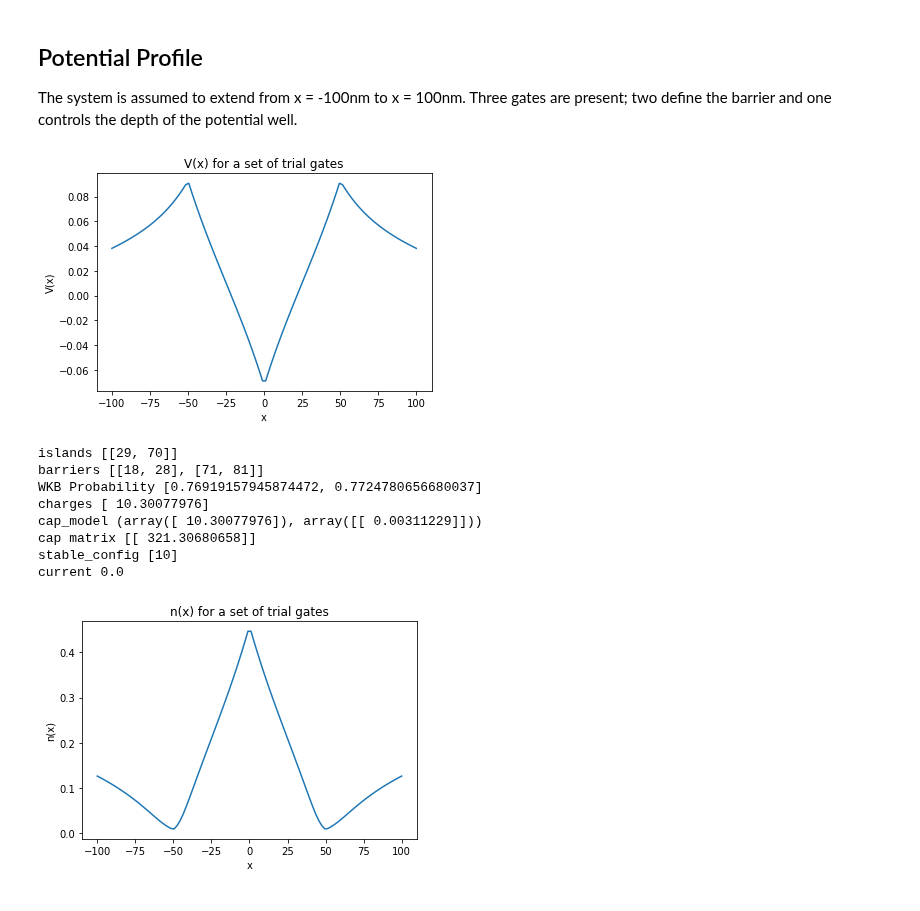
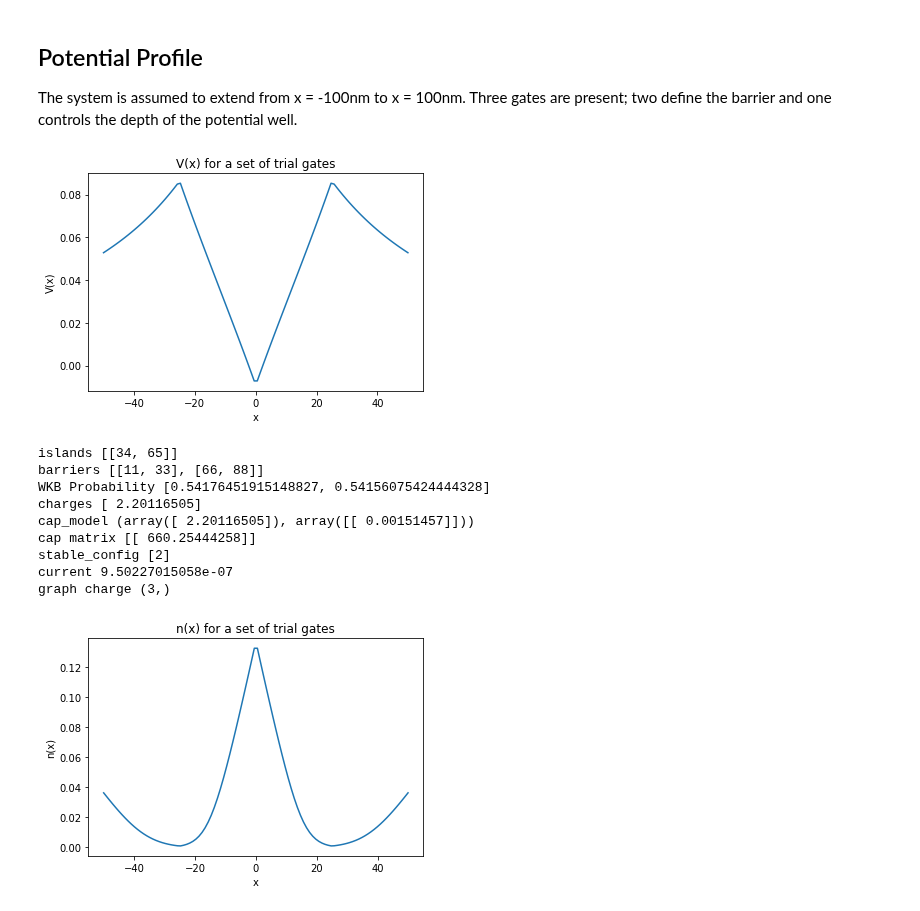
Before and after one commit to Quantumgame/quantum-ml, a Jupyter notebook: ThomasFermi Capacitance Model/Single Dot Transport.ipynb, the cells around one changed output. Cells and saved outputs as stored; diff of their text form; code cells hidden in the pictures.

```diff
--- a/ThomasFermi Capacitance Model/Single Dot Transport.ipynb
+++ b/ThomasFermi Capacitance Model/Single Dot Transport.ipynb
@@ -33,12 +33,12 @@ def calc_V_gate(x,param):
     return (peak/np.log(h/rho))*np.log(np.sqrt(dx**2 + h**2)/rho)*np.exp(-dx/screen)
 
 N_grid = 100
-x = np.linspace(-100,100,N_grid)
+x = np.linspace(-50,50,N_grid,endpoint=True)
 
 # trial potential profile
-param1 = [150e-3,-50,50,5,50]
+param1 = [150e-3,-25,50,5,50]
 param2 = [-200e-3,0,50,5,50]
-param3 = [150e-3,50,50,5,50]
+param3 = [150e-3,25,50,5,50]
 trial_gates = [param1,param2,param3]
 
 V = np.sum([calc_V_gate(x,p) for p in trial_gates],axis=0)
@@ -48,7 +48,7 @@ plt.xlabel('x')
 plt.ylabel('V(x)')
 plt.title("V(x) for a set of trial gates");
 # %% [output]
-[figure, old version]
+[figure, new version]
 # %%
 class ThomasFermi():
     '''
@@ -366,54 +375,64 @@ class ThomasFermi():
 
         return I
 # %%
+param1 = [150e-3,-25,50,5,50]
+param2 = [-155e-3,0,50,5,50]
+param3 = [150e-3,25,50,5,50]
+trial_gates = [param1,param2,param3]
+
+V = np.sum([calc_V_gate(x,p) for p in trial_gates],axis=0)
+
 physics = {'x' : x,
            'V' : V,
-           'K_0' : 0e-2,
+           'K_0' : 1e-3,
            'sigma' : 5.0,
            'mu' : 0.08,
            'D' : 2,
            'g_0' : 3e-2,
-           'c_k' : 1e-3,
+           'c_k' : 1e-4,
            'beta' : 100,
-           'kT' : 1e-4,
+           'kT' : 1e-2,
            'WKB_coeff' : 0.1,
            'barrier_tunnel_rate' : 10.0,
-           'bias' : 1e-6,
+           'bias' : 1e-4,
            'ShortCircuitCurrent' : 1.0
            }
 
 tf = ThomasFermi(physics)
 n = tf.calc_n()
 islands = tf.calc_islands()
 barriers = tf.calc_barriers()
 p_WKB = tf.calc_WKB_prob()
 charges = tf.calc_charges()
 cap_model = tf.calc_cap_model()
 stable_config = tf.calc_stable_config()
 current = tf.calc_current()
+graph_charge = tf.calc_graph_charge()
 
 print("islands",islands)
 print("barriers",barriers)
 print("WKB Probability",p_WKB)
 print("charges",charges)
 print("cap_model",cap_model)
 print("cap matrix",np.linalg.inv(cap_model[1]))
 print("stable_config",stable_config)
 print("current",current)
+print("graph charge",graph_charge)
 
 
 plt.plot(x,n)
 plt.xlabel('x')
 plt.ylabel('n(x)')
 plt.title("n(x) for a set of trial gates");
 # %% [output]
-islands [[29, 70]]
-barriers [[18, 28], [71, 81]]
-WKB Probability [0.76919157945874472, 0.7724780656680037]
-charges [ 10.30077976]
-cap_model (array([ 10.30077976]), array([[ 0.00311229]]))
-cap matrix [[ 321.30680658]]
-stable_config [10]
-current 0.0
+islands [[34, 65]]
+barriers [[11, 33], [66, 88]]
+WKB Probability [0.54176451915148827, 0.54156075424444328]
+charges [ 2.20116505]
+cap_model (array([ 2.20116505]), array([[ 0.00151457]]))
+cap matrix [[ 660.25444258]]
+stable_config [2]
+current 9.50227015058e-07
+graph charge (3,)
-[figure, old version]
+[figure, new version]
 # %%
```
Also changed, not shown: parts of 3 cells of this notebook.
